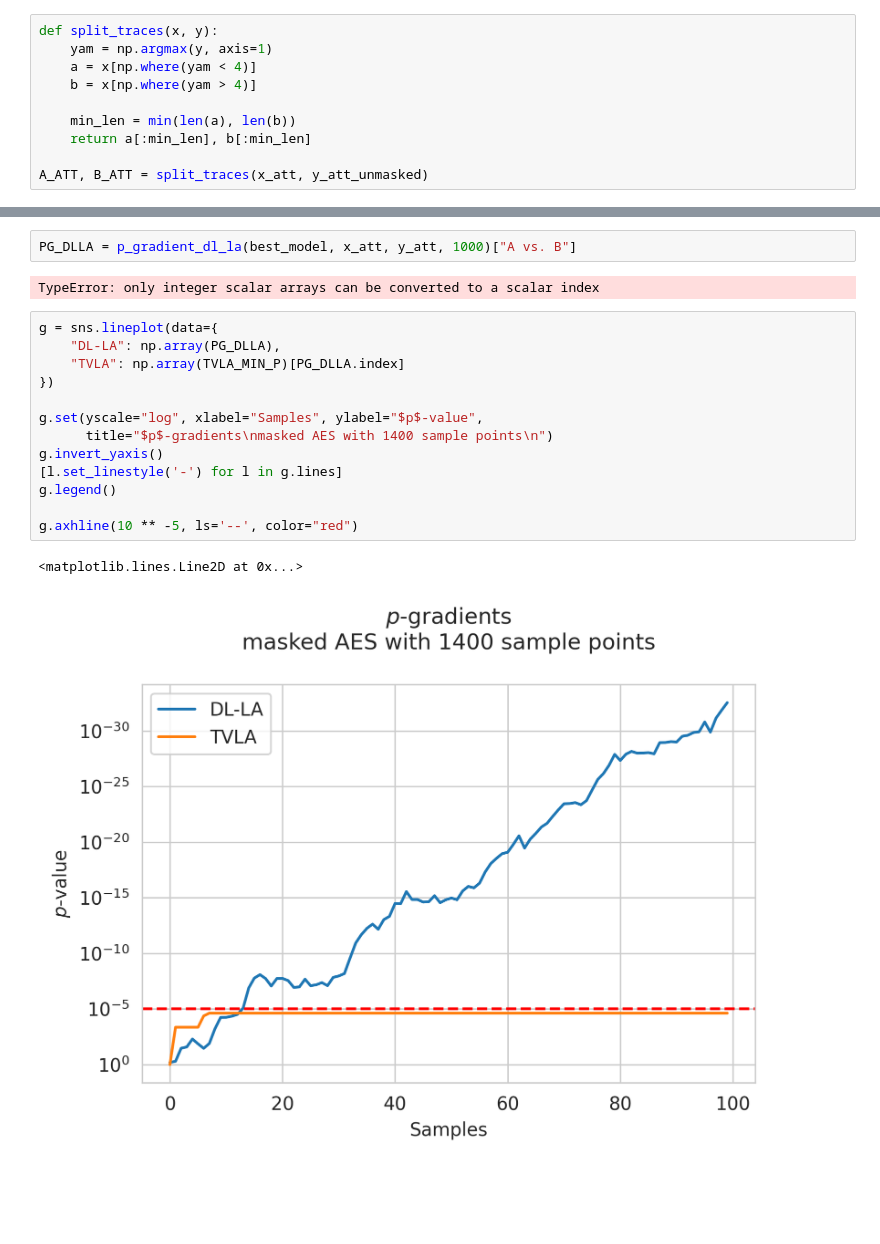
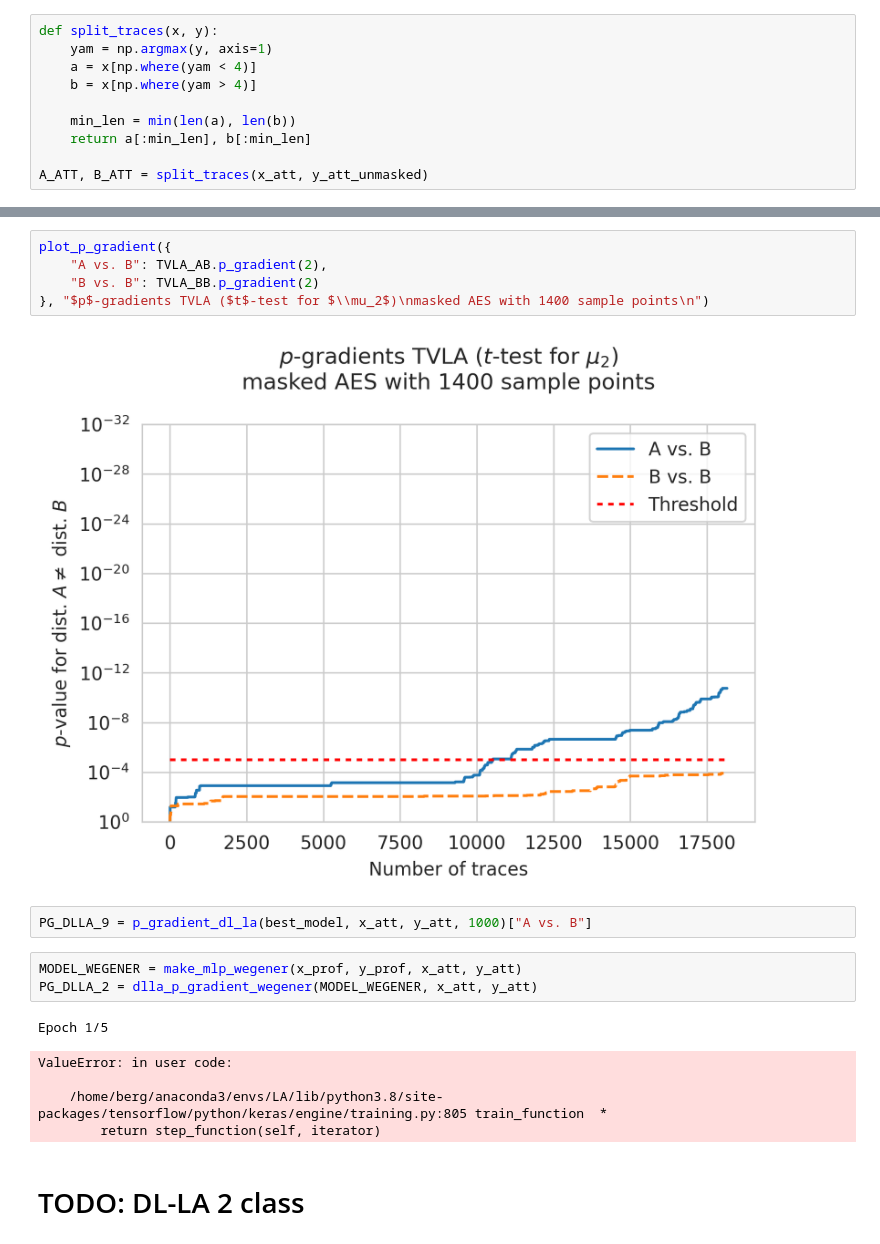
Before and after one commit to ccberg/LA, a Jupyter notebook: books/dl-la/hw_ascad.ipynb, the cells around one changed output, grey strips where cells are left out. Cells and saved outputs as stored; diff of their text form; blank space fills up the shorter version.

```diff
--- a/books/dl-la/hw_ascad.ipynb
+++ b/books/dl-la/hw_ascad.ipynb
@@ -118,20 +127,20 @@ TVLA_MIN_P = min_p_gradient(A_ATT, B_ATT)
+# %%
+plot_p_gradient({
+    "A vs. B": TVLA_AB.p_gradient(2),
+    "B vs. B": TVLA_BB.p_gradient(2)
+}, "$p$-gradients TVLA ($t$-test for $\\mu_2$)\nmasked AES with 1400 sample points\n")
+# %% [output]
+[figure, added]
 # %%
-PG_DLLA = p_gradient_dl_la(best_model, x_att, y_att, 1000)["A vs. B"]
+PG_DLLA_9 = p_gradient_dl_la(best_model, x_att, y_att, 1000)["A vs. B"]
-# %% [output]
-TypeError: only integer scalar arrays can be converted to a scalar index
-# %%
-g = sns.lineplot(data={
-    "DL-LA": np.array(PG_DLLA),
-    "TVLA": np.array(TVLA_MIN_P)[PG_DLLA.index]
-})
-
-g.set(yscale="log", xlabel="Samples", ylabel="$p$-value",
-      title="$p$-gradients\nmasked AES with 1400 sample points\n")
-g.invert_yaxis()
-[l.set_linestyle('-') for l in g.lines]
-g.legend()
-
-g.axhline(10 ** -5, ls='--', color="red")
-# %% [output]
-<matplotlib.lines.Line2D at 0x...>
-[figure, removed]
+# %%
+MODEL_WEGENER = make_mlp_wegener(x_prof, y_prof, x_att, y_att)
+PG_DLLA_2 = dlla_p_gradient_wegener(MODEL_WEGENER, x_att, y_att)
+# %% [output]
+Epoch 1/5
+ValueError: in user code:
+
+    /home/berg/anaconda3/envs/LA/lib/python3.8/site-packages/tensorflow/python/keras/engine/training.py:805 train_function  *
+        return step_function(self, iterator)
+# %% [markdown]
+# TODO: DL-LA 2 class
```
Also changed, not shown: parts of 11 cells of this notebook, 1 other file.
